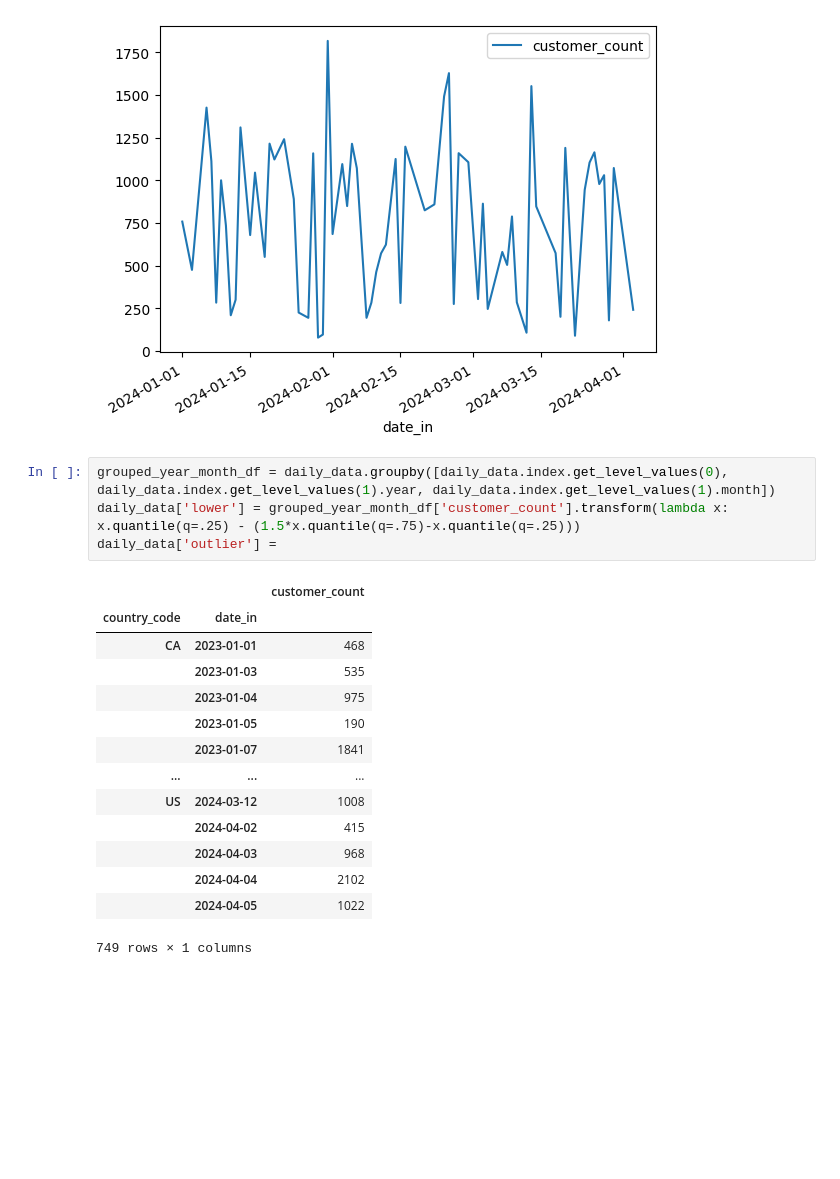
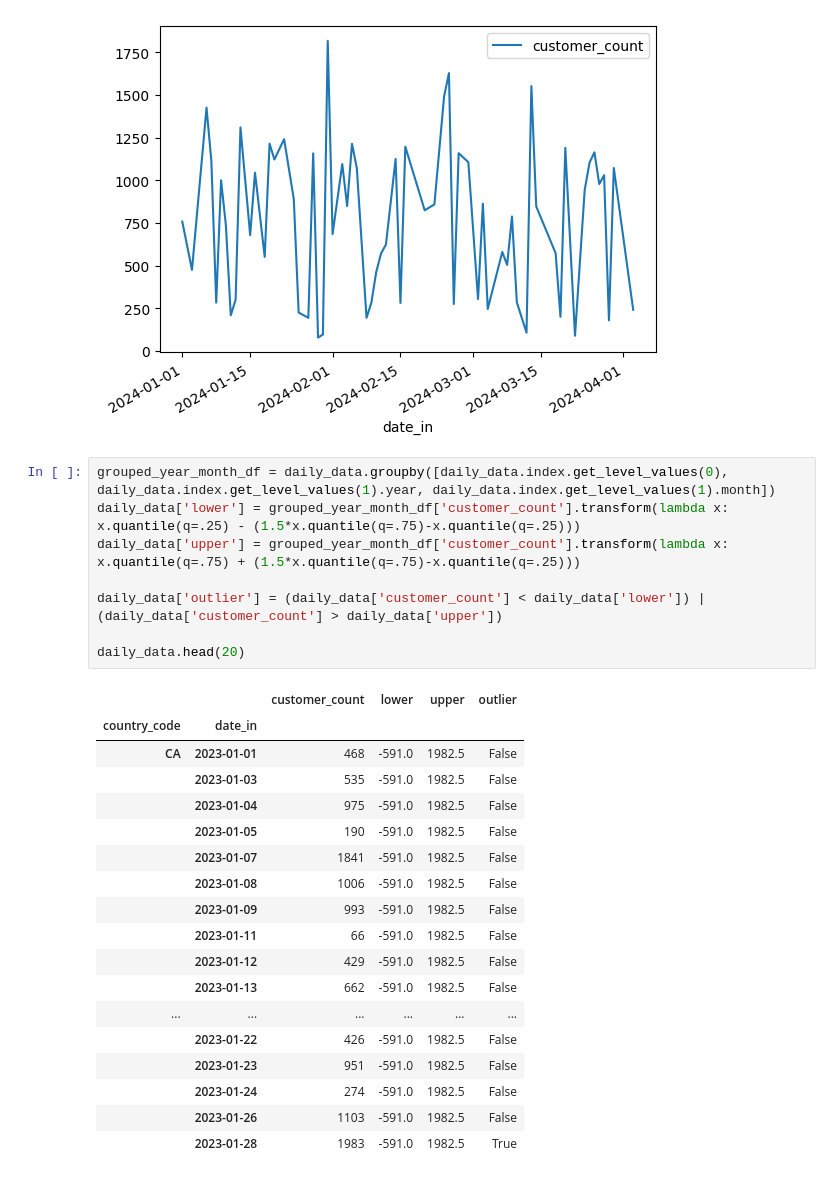
Before and after one commit to DagalSV/clone_BigData_2024, a Jupyter notebook: pandas_task_2.ipynb, the cells around one changed output. Cells and saved outputs as stored; diff of their text form; blank space fills up the shorter version.

```diff
--- a/pandas_task_2.ipynb
+++ b/pandas_task_2.ipynb
@@ -261,19 +261,27 @@ daily_data.loc['CA']['2024':].plot()
 # %%
 grouped_year_month_df = daily_data.groupby([daily_data.index.get_level_values(0), daily_data.index.get_level_values(1).year, daily_data.index.get_level_values(1).month])
 daily_data['lower'] = grouped_year_month_df['customer_count'].transform(lambda x: x.quantile(q=.25) - (1.5*x.quantile(q=.75)-x.quantile(q=.25)))
-daily_data['outlier'] =
+daily_data['upper'] = grouped_year_month_df['customer_count'].transform(lambda x: x.quantile(q=.75) + (1.5*x.quantile(q=.75)-x.quantile(q=.25)))
+
+daily_data['outlier'] = (daily_data['customer_count'] < daily_data['lower']) | (daily_data['customer_count'] > daily_data['upper'])
+
+daily_data.head(20)
 # %% [output]
-|  |  | customer_count |
-| country_code | date_in |  |
-| CA | 2023-01-01 | 468 |
-|  | 2023-01-03 | 535 |
-|  | 2023-01-04 | 975 |
-|  | 2023-01-05 | 190 |
-|  | 2023-01-07 | 1841 |
-| ... | ... | ... |
-| US | 2024-03-12 | 1008 |
-|  | 2024-04-02 | 415 |
-|  | 2024-04-03 | 968 |
-|  | 2024-04-04 | 2102 |
-|  | 2024-04-05 | 1022 |
+|  |  | customer_count | lower | upper | outlier |
+| country_code | date_in |  |  |  |  |
+| CA | 2023-01-01 | 468 | -591.0 | 1982.5 | False |
+|  | 2023-01-03 | 535 | -591.0 | 1982.5 | False |
+|  | 2023-01-04 | 975 | -591.0 | 1982.5 | False |
+|  | 2023-01-05 | 190 | -591.0 | 1982.5 | False |
+|  | 2023-01-07 | 1841 | -591.0 | 1982.5 | False |
+|  | 2023-01-08 | 1006 | -591.0 | 1982.5 | False |
+|  | 2023-01-09 | 993 | -591.0 | 1982.5 | False |
+|  | 2023-01-11 | 66 | -591.0 | 1982.5 | False |
+|  | 2023-01-12 | 429 | -591.0 | 1982.5 | False |
+|  | 2023-01-13 | 662 | -591.0 | 1982.5 | False |
+| ... | ... | ... | ... | ... | ... |
+|  | 2023-01-22 | 426 | -591.0 | 1982.5 | False |
+|  | 2023-01-23 | 951 | -591.0 | 1982.5 | False |
+|  | 2023-01-24 | 274 | -591.0 | 1982.5 | False |
+|  | 2023-01-26 | 1103 | -591.0 | 1982.5 | False |
+|  | 2023-01-28 | 1983 | -591.0 | 1982.5 | True |
-749 rows × 1 columns
```
Also changed, not shown: parts of 2 cells of this notebook.
